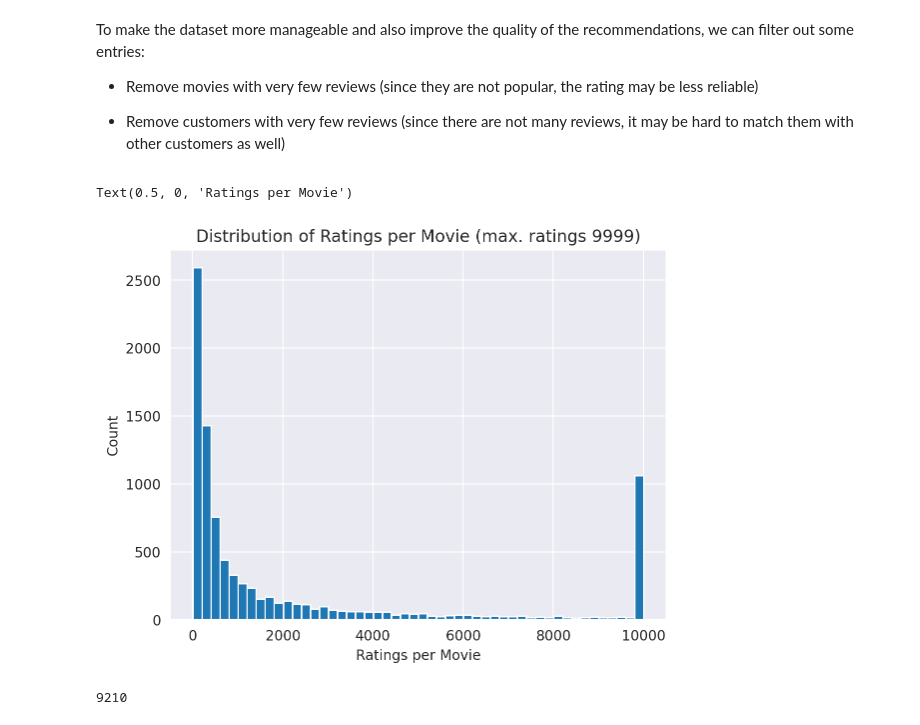
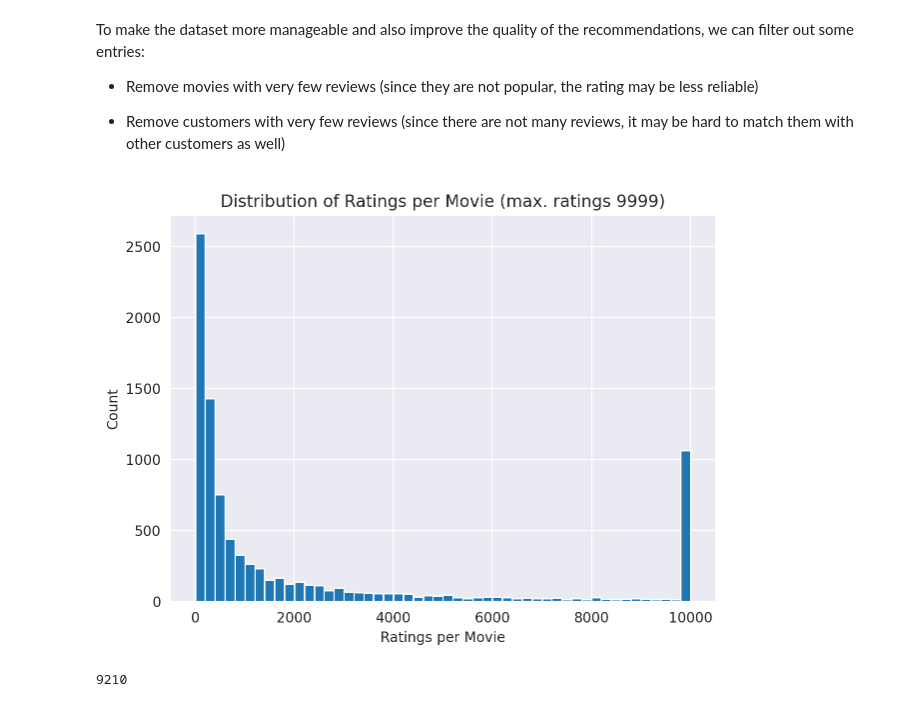
Before and after one commit to edubf22/recommender-challenge, a Jupyter notebook: notebooks/data-manipulation.ipynb, the cells around one changed output. Drawn from its saved outputs; the diff is of its cells as text; code cells hidden in the pictures.

Commit message:
Updated code to save figures

```diff
--- a/notebooks/data-manipulation.ipynb
+++ b/notebooks/data-manipulation.ipynb
@@ -186,16 +188,18 @@ To make the dataset more manageable and also improve the quality of the recommen
 # %%
 # Get data on number of movie ratings
 data = df.groupby('Movie_Id')['Rating'].count().clip(upper=9999)
 
 # Create a histogram to have an idea of ratings per movie
 ax = data.hist(bins=50)
 
 ax.set_title('Distribution of Ratings per Movie (max. ratings 9999)')
 ax.set_ylabel('Count')
 ax.set_xlabel('Ratings per Movie')
+plt.tight_layout()
+#plt.savefig('../saves/images/rating_permovie_distrib.png')
+plt.show()
 # %% [output]
-Text(0.5, 0, 'Ratings per Movie')
-[figure, old version]
+[figure, new version]
 # %%
 len(data)
 # %% [output]
```
Also changed, not shown: parts of 17 cells of this notebook.
